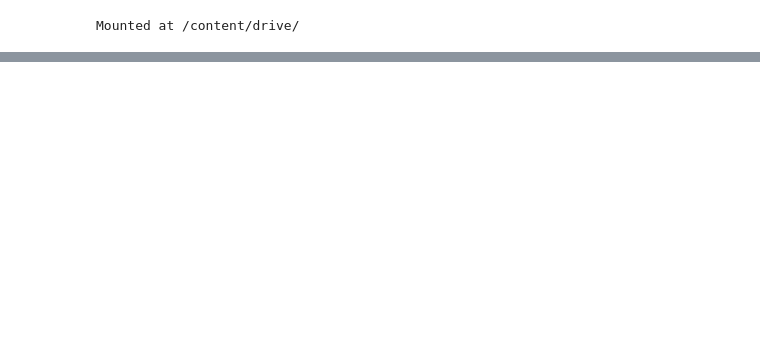
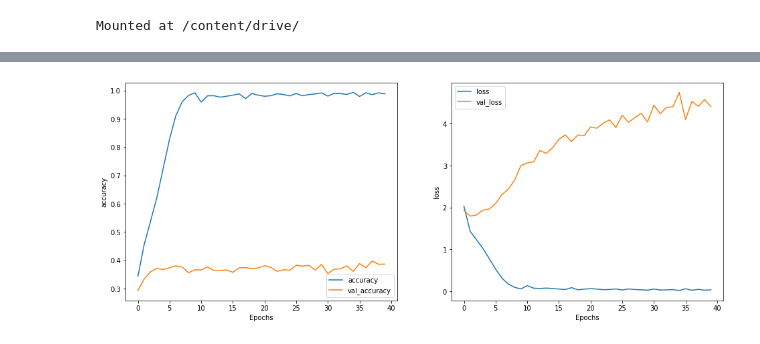
Before and after one commit to linhhvo/emotion-classifier, a Jupyter notebook: VGG.ipynb, the cells around one changed output, grey strips where cells are left out. Saved outputs shown, nothing was run; the diff lists cells and outputs as text; code cells hidden in the pictures; blank space fills up the shorter version.

```diff
--- a/VGG.ipynb
+++ b/VGG.ipynb
@@ -161,0 +168,7 @@ plot_graphs(history, 'loss')
+# %%
+vgg16 = VGG16(pooling='max', include_top=False)
+
+for layer in vgg16.layers:
+  layer.trainable = False
+
+vgg16.summary()
@@ -161,0 +193,14 @@ plot_graphs(history, 'loss')
+# %%
+model = Sequential()
+
+for layer in vgg16.layers:
+  model.add(layer)
+
+model.add(Flatten())
+model.add(Dense(1024, activation='relu'))
+model.add(Dense(1024, activation='relu'))
+model.add(Dense(1024, activation='relu'))
+
+model.add(Dense(7, activation='softmax', name='predictions'))
+
+model.summary()
@@ -161,0 +225,12 @@ plot_graphs(history, 'loss')
+# %%
+model.compile(
+    optimizer=Nadam(learning_rate=0.0001),
+    loss='categorical_crossentropy',
+    metrics=['accuracy'])
+# %%
+history = model.fit(x=train_batches,
+    steps_per_epoch=len(train_batches),
+    validation_data=validate_batches,
+    validation_steps=len(validate_batches),
+    epochs=40
+)
@@ -161,0 +255,8 @@ plot_graphs(history, 'loss')
+# %%
+plt.figure(figsize=(16,6))
+plt.subplot(1,2,1)
+plot_graphs(history, 'accuracy')
+plt.subplot(1,2,2)
+plot_graphs(history, 'loss')
+# %% [output]
+[figure, added]
```
Also changed, not shown: parts of 33 cells of this notebook.
